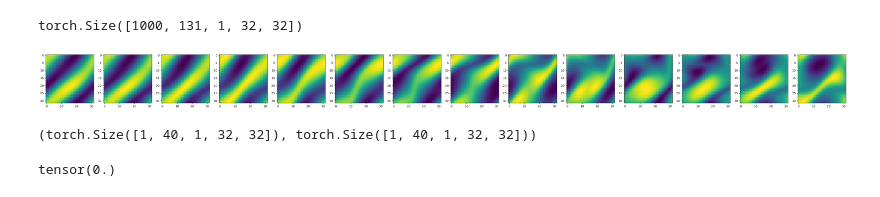
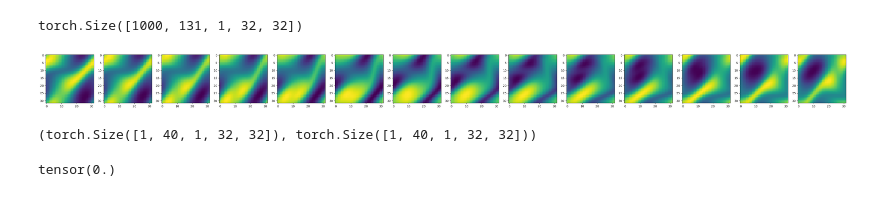
Before and after one commit to yegonkim/stap, a Jupyter notebook: debug_timestep_ns.ipynb, the cells around one changed output. Saved outputs shown, nothing was run; the diff lists cells and outputs as text; code cells hidden in the pictures.

```diff
--- a/debug_timestep_ns.ipynb
+++ b/debug_timestep_ns.ipynb
@@ -34,10 +34,10 @@ torch.Size([1000, 131, 1, 32, 32])
 # %%
 plt.figure(figsize=(50,10))
 for t in range(14):
     plt.subplot(1,14,t+1)
-    plt.imshow(traj[1,t*10,0].cpu().numpy().T)
+    plt.imshow(traj[3,t*10,0].cpu().numpy().T)
 # %% [output]
-[figure, old version]
+[figure, new version]
 # %%
 
 x = traj[1:2, 0, :]
```
Also changed, not shown: parts of 1 cell of this notebook, 27 other files.
